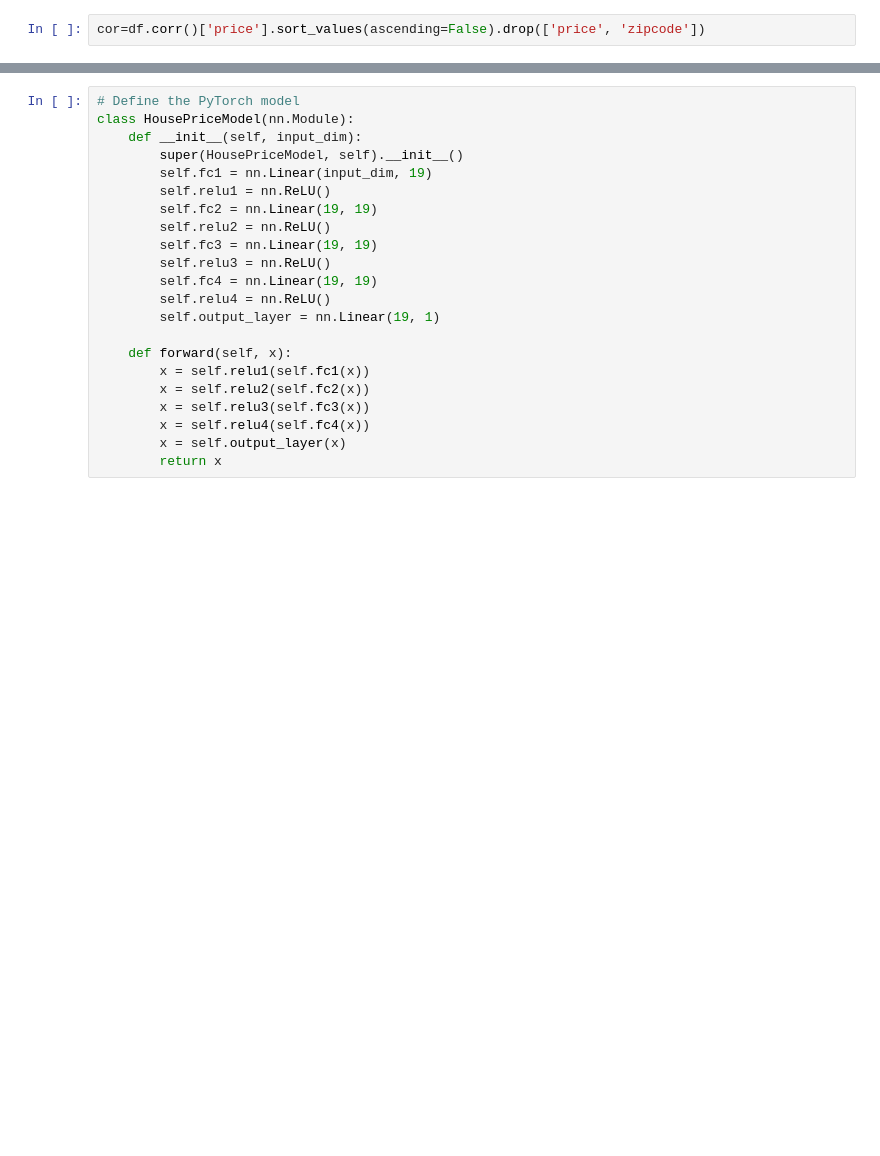
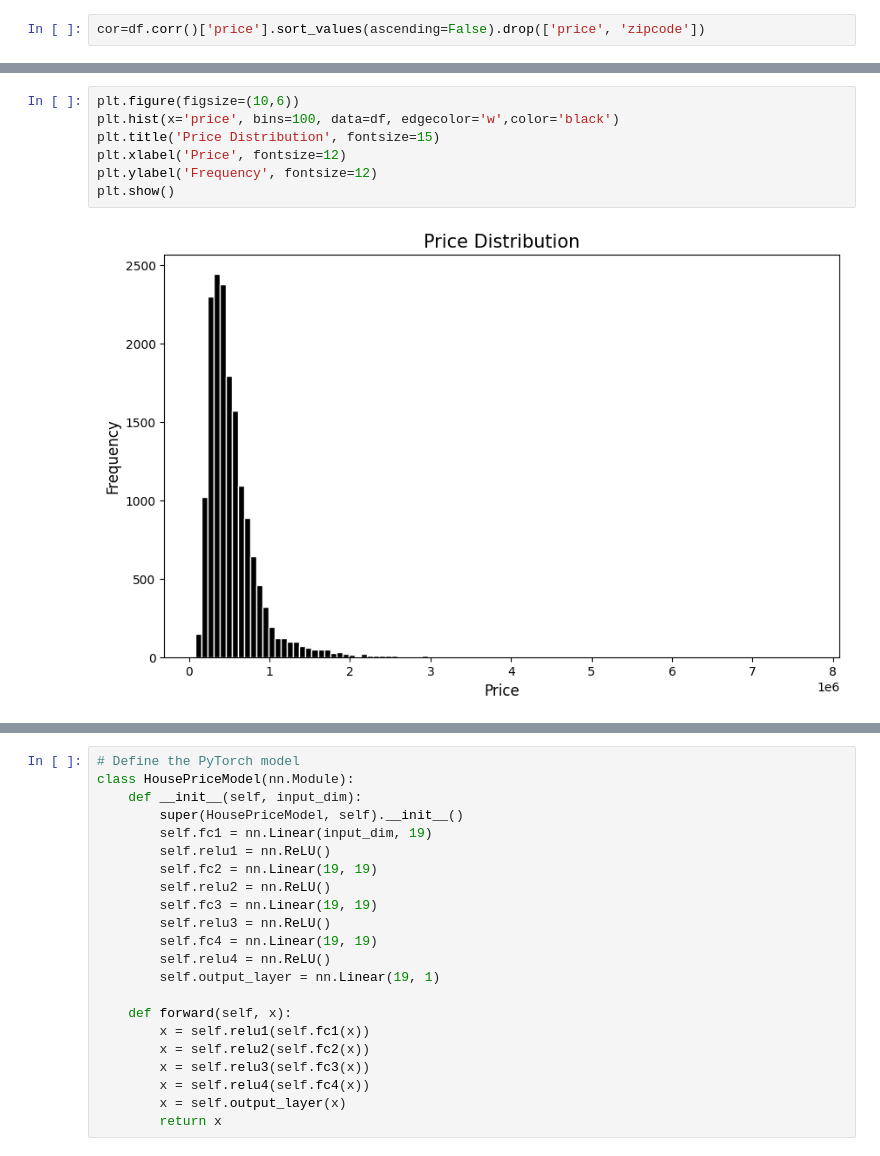
Before and after one commit to tansa1024/CDC-PROJECT, a Jupyter notebook: NN_tabular.ipynb, the cells around one changed output, grey strips where cells are left out. Drawn from its saved outputs; the diff is of its cells as text; blank space fills up the shorter version.

```diff
--- a/NN_tabular.ipynb
+++ b/NN_tabular.ipynb
@@ -76,0 +77,9 @@ plt.show()
+# %%
+plt.figure(figsize=(10,6))
+plt.hist(x='price', bins=100, data=df, edgecolor='w',color='black')
+plt.title('Price Distribution', fontsize=15)
+plt.xlabel('Price', fontsize=12)
+plt.ylabel('Frequency', fontsize=12)
+plt.show()
+# %% [output]
+[figure, added]
```
Also changed, not shown: parts of 3 cells of this notebook.
